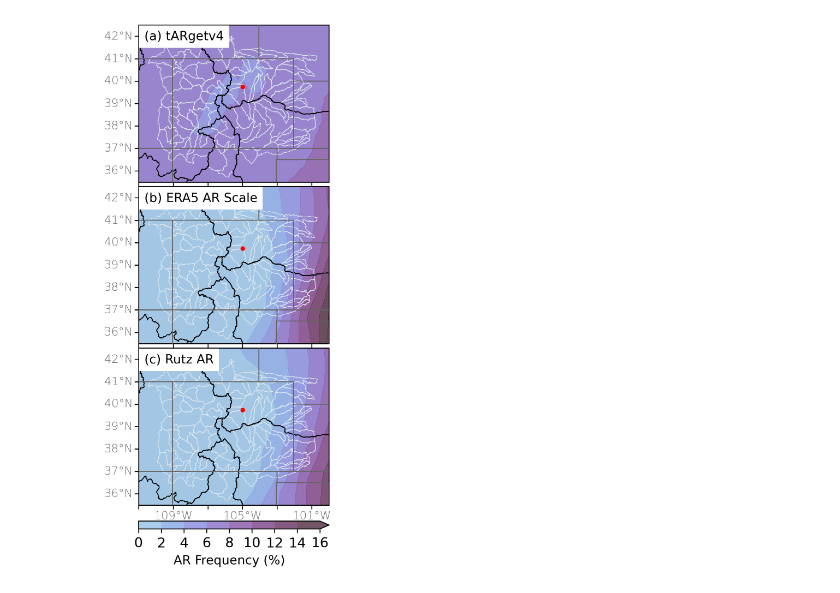
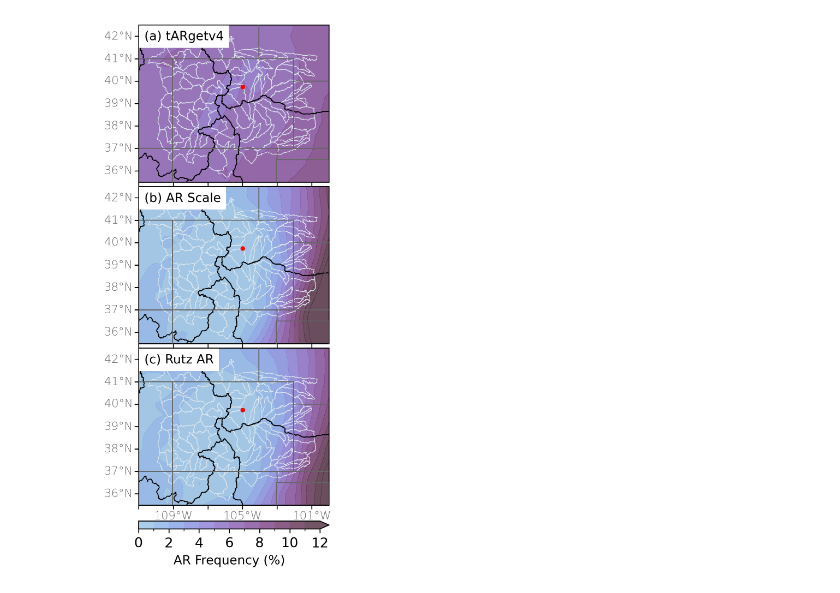
Before and after one commit to CW3E/CO_top-decile_precip_ARs_code, a Jupyter notebook: analysis/fig2_arfreq_overhead.ipynb, the cells around one changed output. Cells and saved outputs as stored; diff of their text form; code cells hidden in the pictures.

Commit message:
remove ERA5 from label, mask zero in Fig2

```diff
--- a/analysis/fig2_arfreq_overhead.ipynb
+++ b/analysis/fig2_arfreq_overhead.ipynb
@@ -90,7 +90,7 @@ ext1 = [-111., -100., 35.5, 42.5] # extent of CO
 dx = np.arange(ext1[0],ext1[1]+2,2)
 dy = np.arange(ext1[2]-.5,ext1[3]+1,1)
 letter_lst = list(map(chr, range(97, 123)))
-lbl_lst = ['tARgetv4', 'ERA5 AR Scale', 'Rutz AR']
+lbl_lst = ['tARgetv4', 'AR Scale', 'Rutz AR']
 varname_lst = ['kidmap', 'rank', 'AR']
 
 lbl_dict = {'Colorado': (-109., 39.),
@@ -122,10 +122,15 @@ for k, data in enumerate(data_lst):
                       right_lats=False, bottom_lons=b_lons[k], mask_ocean=False, coastline=False)
 
     # add choropleth watershed fraction
+    # data = data[varname_lst[k]].values
+    data_mask = data[varname_lst[k]].where((data[varname_lst[k]] != 0)).values
     cmap = cmo.tools.crop_by_percent(cmo.dense, 25, which='min', N=None)
-    cmap, norm, bnds = ccmap.cmap_segmented(cmap, np.arange(0, 18, 2))
-    cf = ax.contourf(data.lon.values, data.lat.values, data[varname_lst[k]].values, transform=datacrs,
-                     levels=bnds, cmap=cmap, norm=norm, alpha=0.7, extend='max')
+    cflevs = np.arange(0, 13, 1)
+    cmap, norm, bnds = ccmap.cmap_segmented(cmap, cflevs)
+    cf = ax.contourf(data.lon.values, data.lat.values, data_mask, transform=datacrs,
+                     levels=bnds, norm=norm,
+                     cmap=cmap,
+                     alpha=0.7, extend='max')
 
     ax.add_feature(cfeature.STATES, edgecolor='0.4', linewidth=0.8, zorder=199)
     # Plot Location of pts
@@ -136,31 +141,31 @@ for k, data in enumerate(data_lst):
     # tmp.plot(ax=ax, edgecolor='white', color='None', zorder=99)
     # # basin.plot(ax=ax, edgecolor='white', color='None', zorder=99)
 
     ## add in region watershed shape
     for j, WBD in enumerate(WBD_lst):
         WBD.plot(ax=ax, edgecolor='k', color='None', linewidth=0.7, zorder=100)
 
     # ## add continental divide
     # # divide.plot(ax=ax, color='tab:blue', zorder=99)
 
     # # ax.set_title(lbl_lst[k], loc='left', fontsize=14)
     # ax.text(-0.16, 0.5, lbl_lst[k], va='bottom', ha='center',
     #                 rotation='vertical', rotation_mode='anchor', fontsize=13,
     #                 transform=ax.transAxes)
 
     titlestring = '({0}) {1}'.format(letter_lst[k], lbl_lst[k])
     ax.text(0.03, 0.965, titlestring, ha='left', va='top', transform=ax.transAxes,
             fontsize=11., backgroundcolor='white', zorder=500)
 
 # Add color bar
 cbax = plt.subplot(gs[-1,0]) # colorbar axis
 cb = Colorbar(ax = cbax, mappable = cf, orientation = 'horizontal', ticklocation = 'bottom')
 cb.set_label('AR Frequency (%)', fontsize=11)
 cb.ax.tick_params(labelsize=12)
 
 fig.savefig('%s.%s' %(fname, fmt), bbox_inches='tight', dpi=fig.dpi)
 
 # Show
 plt.show()
 # %% [output]
-[figure, old version]
+[figure, new version]
```
Also changed, not shown: parts of 1 cell of this notebook, 1 other file.
